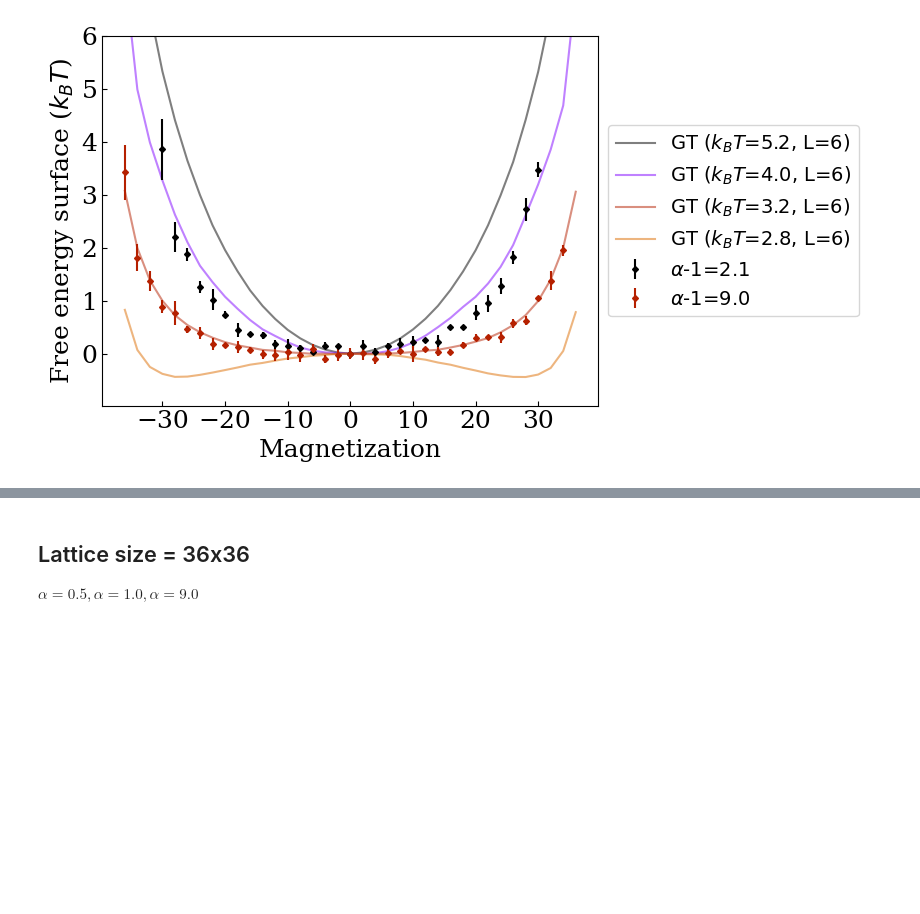
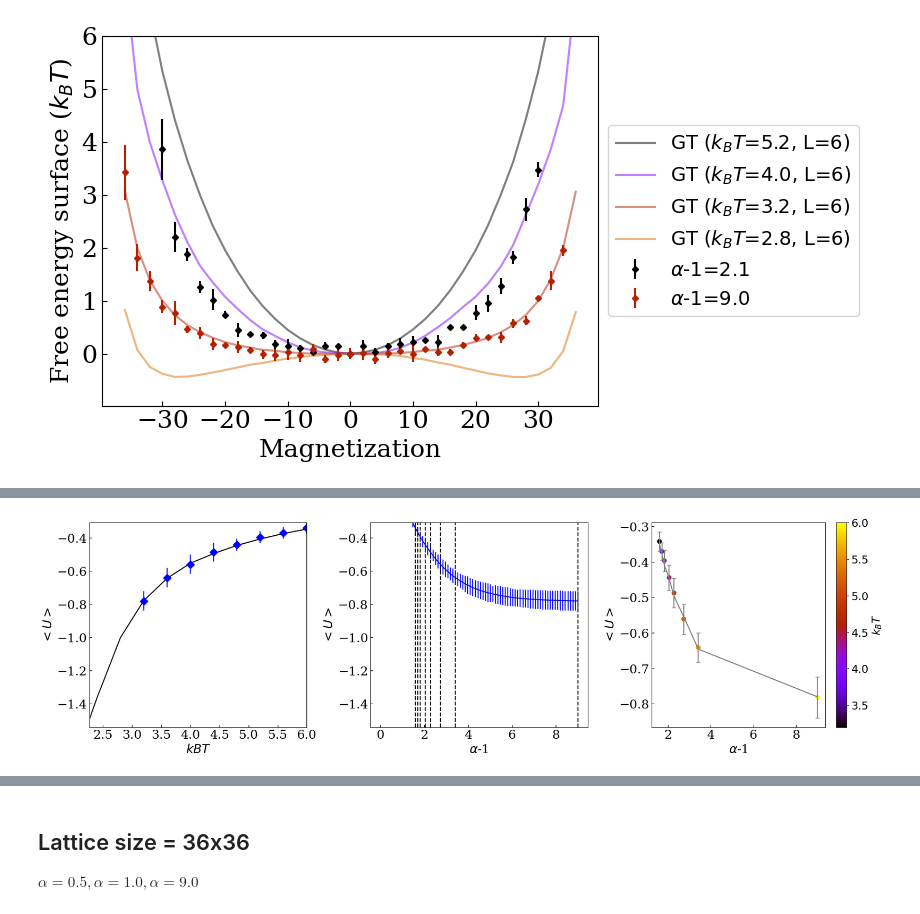
Before and after one commit to tuoping/alchemicalFES, a Jupyter notebook: src/figs/makefig-uncondflow.ipynb, the cells around one changed output, grey strips where cells are left out. Drawn from its saved outputs; the diff is of its cells as text; code cells hidden in the pictures; blank space fills up the shorter version.

```diff
--- a/src/figs/makefig-uncondflow.ipynb
+++ b/src/figs/makefig-uncondflow.ipynb
@@ -190,3 +193,45 @@ for diffstep in range(80):
     Pred_dict["FlowExpectations-PotE"].append([list(Pred_dict["Flow-PotE"].keys())[diffstep],(Pred_dict["FlowProbs-PotE"][list(Pred_dict["Flow-PotE"].keys())[diffstep]][1]*Pred_dict["FlowProbs-PotE"][list(Pred_dict["Flow-PotE"].keys())[diffstep]][0]).sum(), err_Expectation])
 
 Pred_dict["FlowExpectations-PotE"] = np.array(Pred_dict["FlowExpectations-PotE"])
+# %%
+plt.figure(figsize=(17,5))
+plt.subplot(131)
+plt.plot(Expectation_Reference_dict_latt6["PotE"][:,0], Expectation_Reference_dict_latt6["PotE"][:,1]/6**2, c="k")
+
+plt.errorbar(3.2, Pred_dict["FlowExpectations-PotE"][-1,1]/6**2, yerr=Pred_dict["FlowExpectations-PotE"][-1,2]/6**2, c="blue", fmt="D", ms=8)
+plt.errorbar(3.6, Pred_dict["FlowExpectations-PotE"][30,1]/6**2, yerr=Pred_dict["FlowExpectations-PotE"][-1,2]/6**2, c="blue", fmt="D", ms=8)
+plt.errorbar(4.0, Pred_dict["FlowExpectations-PotE"][24,1]/6**2, yerr=Pred_dict["FlowExpectations-PotE"][-1,2]/6**2, c="blue", fmt="D", ms=8)
+plt.errorbar(4.4, Pred_dict["FlowExpectations-PotE"][20,1]/6**2, yerr=Pred_dict["FlowExpectations-PotE"][-1,2]/6**2, c="blue", fmt="D", ms=8)
+plt.errorbar(4.8, Pred_dict["FlowExpectations-PotE"][18,1]/6**2, yerr=Pred_dict["FlowExpectations-PotE"][18,2]/6**2, c="blue", fmt="D", ms=8)
+plt.errorbar(5.2, Pred_dict["FlowExpectations-PotE"][16,1]/6**2, yerr=Pred_dict["FlowExpectations-PotE"][18,2]/6**2, c="blue", fmt="D", ms=8)
+plt.errorbar(5.6, Pred_dict["FlowExpectations-PotE"][15,1]/6**2, yerr=Pred_dict["FlowExpectations-PotE"][18,2]/6**2, c="blue", fmt="D", ms=8)
+plt.errorbar(6.0, Pred_dict["FlowExpectations-PotE"][14,1]/6**2, yerr=Pred_dict["FlowExpectations-PotE"][18,2]/6**2, c="blue", fmt="D", ms=8)
+plt.xlim((2/np.log(1+np.sqrt(2)),6))
+plt.ylim((-2000/36**2,-400/36**2))
+setfigform_simple("$kBT$", "$<U>$")
+plt.subplot(132)
+plt.errorbar(Pred_dict["FlowExpectations-PotE"][:,0], Pred_dict["FlowExpectations-PotE"][:,1]/6**2, yerr=Pred_dict["FlowExpectations-PotE"][:,2]/6**2, c="blue", fmt="-")
+setfigform_simple(r"$\alpha$-1", "$<U>$")
+for i in [14,15,16,18,20,24,30,79]:
+    plt.axvline(list(Pred_dict["Flow-PotE"].keys())[i], c="k", linestyle="--")
+
+plt.ylim((-2000/36**2,-400/36**2))
+plt.tight_layout()
+plt.subplot(133)
+Benchmark_steps = np.array([14,15,16,18,20,24,30,79]).astype(int)
+Benchmark_T = np.flip(np.array([3.2,3.6,4.0,4.4,4.8,5.2,5.6,6.0]))
+Reference_idx = np.array([np.where(Expectation_Reference_dict_latt6["PotE"][:,0] == T)[0][0] for T in Benchmark_T])
+
+plt.errorbar(Pred_dict["FlowExpectations-PotE"][Benchmark_steps,0], Pred_dict["FlowExpectations-PotE"][Benchmark_steps,1]/6**2, yerr=Pred_dict["FlowExpectations-PotE"][Benchmark_steps,2]/6**2, fmt='none', ecolor='gray', capsize=3)
+plt.scatter(Pred_dict["FlowExpectations-PotE"][Benchmark_steps,0], Pred_dict["FlowExpectations-PotE"][Benchmark_steps,1]/6**2, c=Benckmark_T, cmap="gnuplot", marker="o", )
+# Create smoother x values
+x_smooth = np.linspace(Pred_dict["FlowExpectations-PotE"][Benchmark_steps,0].min(), Pred_dict["FlowExpectations-PotE"][Benchmark_steps,0].max(), 200)
+# Linear interpolation
+y_smooth = np.interp(x_smooth, Pred_dict["FlowExpectations-PotE"][Benchmark_steps,0], Expectation_Reference_dict_latt6["PotE"][Reference_idx,1]/6**2)
+plt.plot(x_smooth, y_smooth, c="grey")
+setfigform_simple(r"$\alpha$-1", "$<U>$")
+cbar = plt.colorbar()
+cbar.set_label('$k_BT$', fontsize=16)
+cbar.ax.tick_params(labelsize=16)
+# %% [output]
+[figure, added]
```
Also changed, not shown: parts of 26 cells of this notebook, 1 other file.
